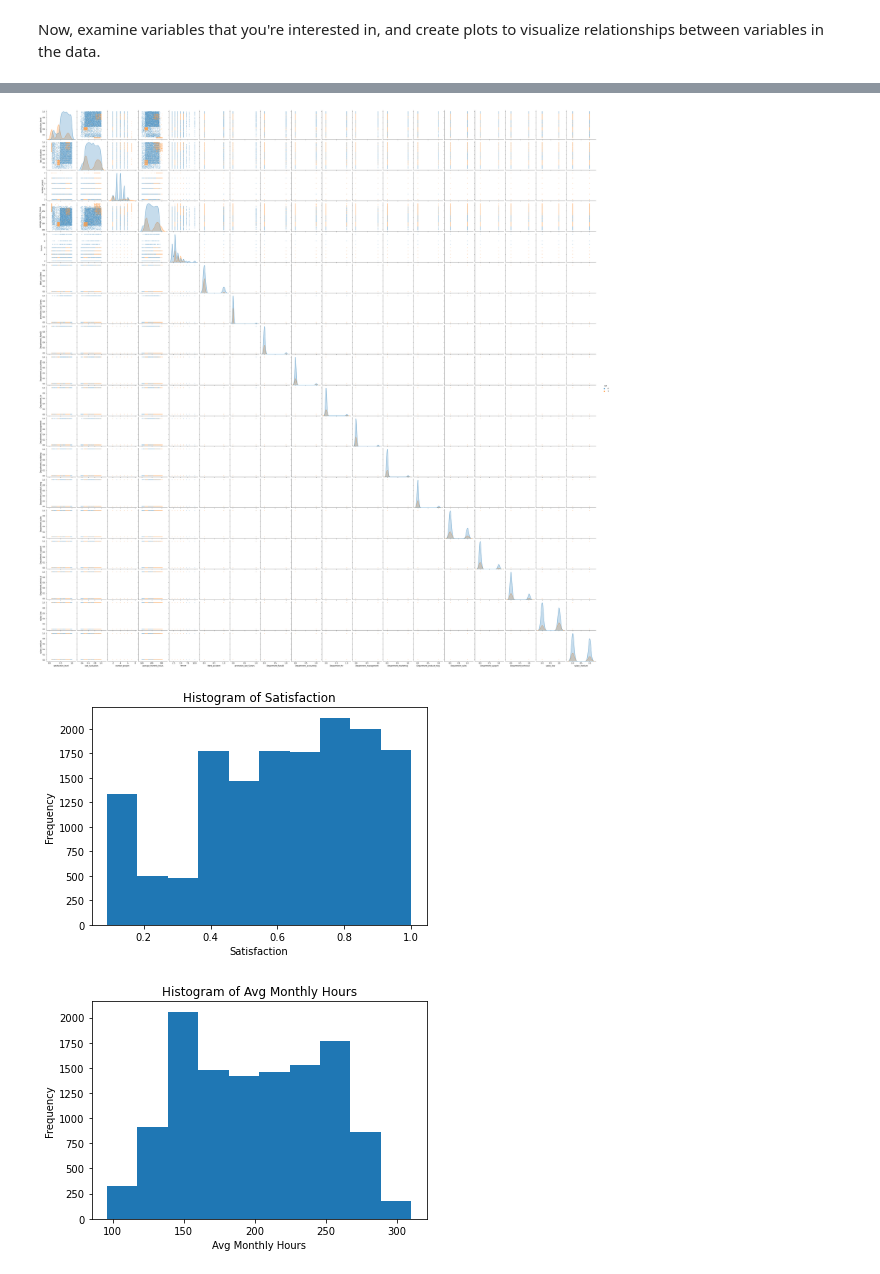
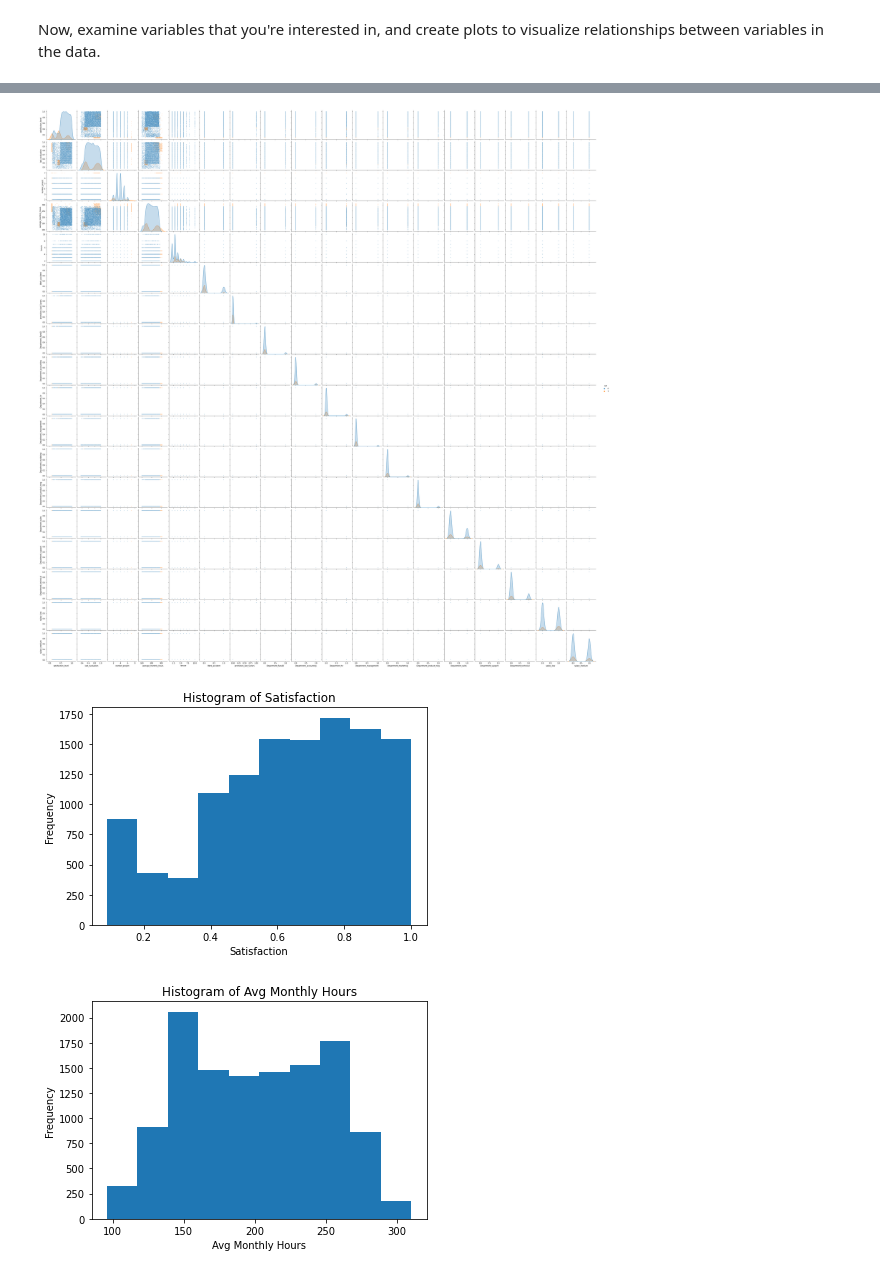
Before and after one commit to lumutek/lumutek.github.io, a Jupyter notebook: DataFlow/2-Enhancement-multiple_linear_regression/DataFlow_prepurpose.ipynb, the cells around one changed output, grey strips where cells are left out. Drawn from its saved outputs; the diff is of its cells as text; code cells hidden in the pictures.

```diff
--- a/DataFlow/2-Enhancement-multiple_linear_regression/DataFlow_prepurpose.ipynb
+++ b/DataFlow/2-Enhancement-multiple_linear_regression/DataFlow_prepurpose.ipynb
@@ -470,10 +473,10 @@ plt.show()
 # %%
 # create a pairplot for the data (orange data points represent employees that left)
 marker_size = 2
-sns.pairplot(df1, markers = 'o', plot_kws={'s': marker_size}, hue='left')
+sns.pairplot(df2, markers = 'o', plot_kws={'s': marker_size}, hue='left')
 plt.show()
 # %% [output]
-[figure, old version]
+[figure, new version]
 # %%
 # Note: The pairplot shows that most of the variables are discrete (not continuous). This could pose a problem for some
 # kinds of analysis. There is a possiblility that some of the data should be normalized.
@@ -487,17 +490,17 @@ plt.show()
 # %%
 # Create a plot as needed
 # Plot the histogram for satisfaction score
-plt.hist(df1['satisfaction_level'])
+plt.hist(df2['satisfaction_level'])
 
 # Add labels and title
 plt.xlabel('Satisfaction')
 plt.ylabel('Frequency')
 plt.title('Histogram of Satisfaction')
 
 # Display the plot
 plt.show()
 # %% [output]
-[figure, old version]
+[figure, new version]
 # %%
 # Plot histogam of average_monthly_hours
 plt.hist(df2['average_monthly_hours'])
```
Also changed, not shown: parts of 33 cells of this notebook.
